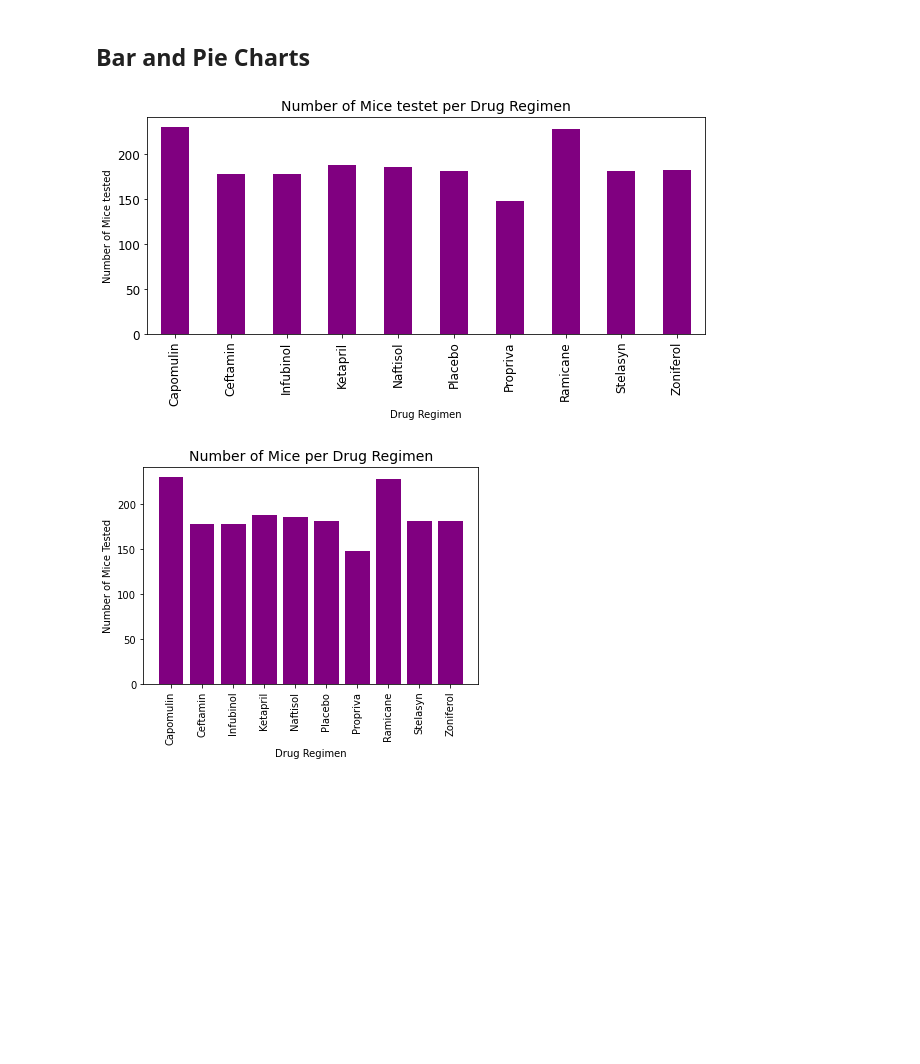
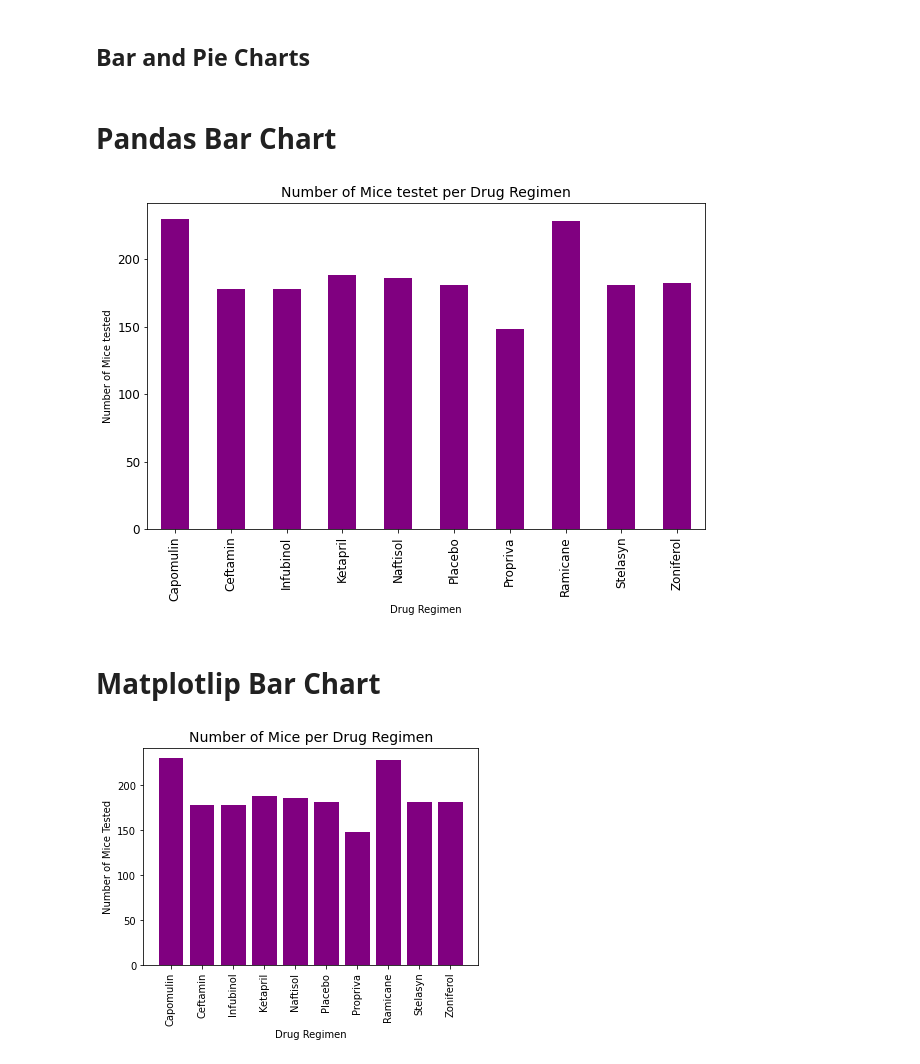
Before and after one commit to AlineHornoff/Pymaceuticals_challenge, a Jupyter notebook: Pymaceuticals/pymaceuticals_starter.ipynb, the cells around one changed output. Cells and saved outputs as stored; diff of their text form; code cells hidden in the pictures; blank space fills up the shorter version.

```diff
--- a/Pymaceuticals/pymaceuticals_starter.ipynb
+++ b/Pymaceuticals/pymaceuticals_starter.ipynb
@@ -183,27 +183,31 @@ SummaryStats
 | Zoniferol | 53.24 | 51.82 | 48.53 | 6.97 | 0.52 |
 # %% [markdown]
 ## Bar and Pie Charts
+# %% [markdown]
+# Pandas Bar Chart
 # %%
 # Generate a bar plot showing the total number of mice for each treatment throughout the course of the study using pandas.
 
 # Group Pandas data by drug regimen and count Mouse ID
 BarChart = MouseDataClean_df.groupby('Drug Regimen').count()['Mouse ID']
 
 # Plot Pandas data in bar chart
-BarChart.plot.bar(figsize = (10,4), color = 'purple', fontsize = 12)
+BarChart.plot.bar(figsize = (10,6), color = 'purple', fontsize = 12)
 
 # Format Pandas Bar Chart
 plt.xlabel("Drug Regimen")
 plt.ylabel("Number of Mice tested")
 plt.title("Number of Mice testet per Drug Regimen", fontsize = 14)
 
 # Save Pandas Bar Chat as png
 plt.savefig("Charts_Plots/PandasBarChart.png")
 
 # Display Pandas Bar Chart
 plt.show()
 # %% [output]
-[figure, old version]
+[figure, new version]
+# %% [markdown]
+# Matplotlip Bar Chart
 # %%
 # Generate a bar plot showing the total number of mice for each treatment throughout the course of the study using pyplot.
 
```
Also changed, not shown: parts of 7 cells of this notebook, 3 other files.
